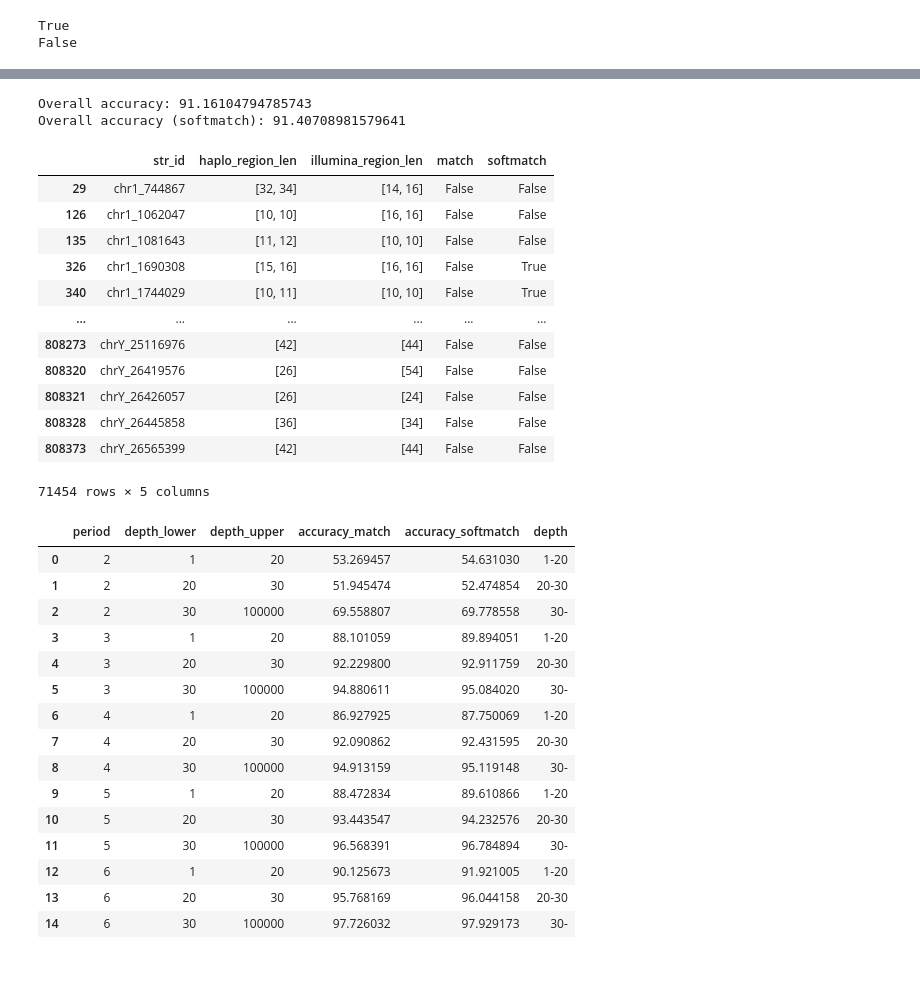
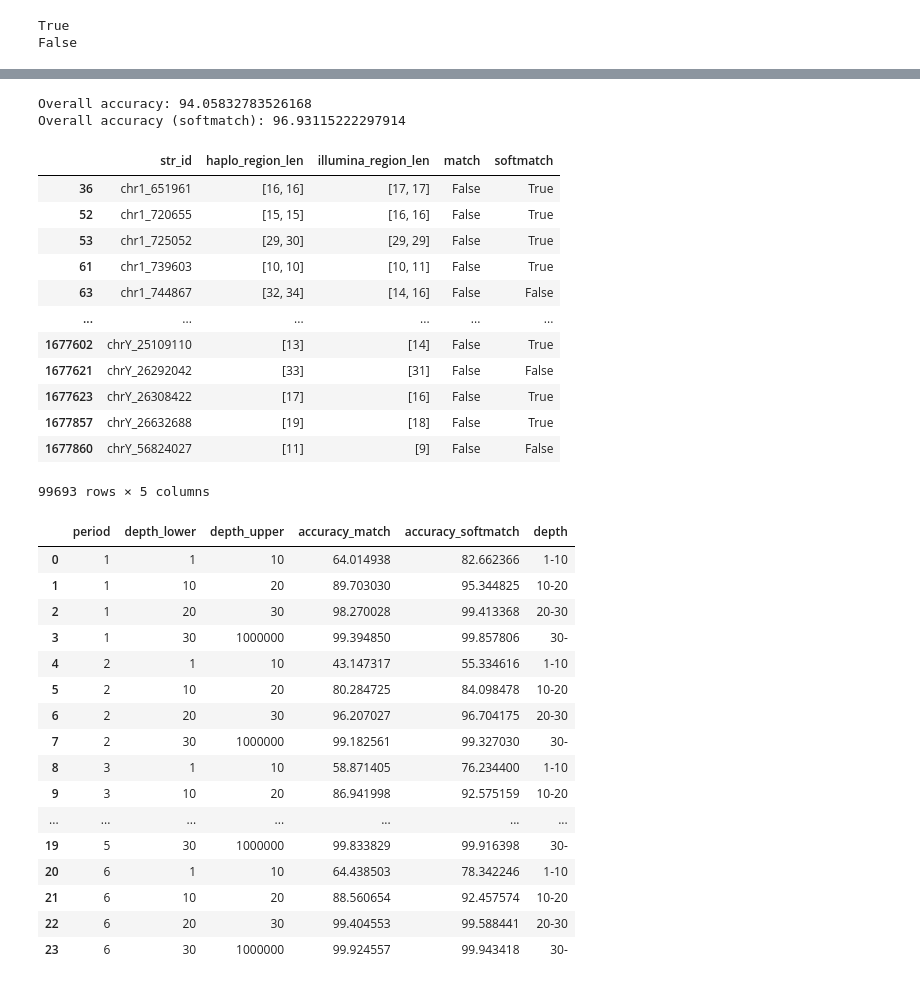
Before and after one commit to acg-team/ConSTRain-analyses, a Jupyter notebook: analyses/HG002/2024-03-04_haplotypes_vs_illumina.ipynb, the cells around one changed output, grey strips where cells are left out. Saved outputs shown, nothing was run; the diff lists cells and outputs as text; code cells hidden in the pictures.

```diff
--- a/analyses/HG002/2024-03-04_haplotypes_vs_illumina.ipynb
+++ b/analyses/HG002/2024-03-04_haplotypes_vs_illumina.ipynb
@@ -14,9 +14,9 @@ from multicopy_STR_genotyping import file_io
 sns.set_context("poster")
 %matplotlib inline
 # %%
-df_repeats, df_hg002 = file_io.dfs_from_vcf(file="../../data/HG002/variants/HG002.GRCh38.2x250.vcf", samples=["HG002.GRCh38.2x250"])
+df_repeats, df_hg002 = file_io.dfs_from_vcf(filname="../../data/HG002/variants/HG002.GRCh38.2x250_with_mononuc.vcf", samples=["HG002.GRCh38.2x250"])
 
-df_covered_repeats = pd.read_csv("../../data/HG002/regions/hg38_ver13_union.bed", sep="\t", names=["chr", "start", "end", "period", "unit"])
+df_covered_repeats = pd.read_csv("../../data/HG002/regions/hg38_ver13_0boe_mononucleotides_union.bed", sep="\t", names=["chr", "start", "end", "period", "unit"])
 df_covered_repeats = df_covered_repeats.assign(
             str_id = np.array([f"{chrom}_{start + 1}" for chrom, start in zip(df_covered_repeats.chr, df_covered_repeats.start)])
 )
@@ -45,5 +45,5 @@ df_hg002
 # %%
-df_strs_haplotypes = pd.read_csv("../../data/HG002/variants/HG002_GRCh38_STR_lengthts.csv")
+df_strs_haplotypes = pd.read_csv("../../data/HG002/variants/HG002_GRCh38_STR_lengths.csv").assign(chr = lambda x: [i[0] for i in x["str_id"].str.split("_")])
 df_strs_haplotypes
 # %% [output]
 |  | str_id | region_len_ref | region_len_mat | region_len_pat | chr |
@@ -159,59 +159,61 @@ print("Overall accuracy:", (1 - (df_comparison.loc[~df_comparison["match"]].shap
 print("Overall accuracy (softmatch):", (1 - (df_comparison.loc[~df_comparison["softmatch"]].shape[0] / df_comparison.shape[0])) * 100)
 df_comparison.loc[~df_comparison["match"]]
 # %% [output]
-Overall accuracy: 91.16104794785743
-Overall accuracy (softmatch): 91.40708981579641
+Overall accuracy: 94.05832783526168
+Overall accuracy (softmatch): 96.93115222297914
 |  | str_id | haplo_region_len | illumina_region_len | match | softmatch |
-| 29 | chr1_744867 | [32, 34] | [14, 16] | False | False |
-| 126 | chr1_1062047 | [10, 10] | [16, 16] | False | False |
-| 135 | chr1_1081643 | [11, 12] | [10, 10] | False | False |
-| 326 | chr1_1690308 | [15, 16] | [16, 16] | False | True |
-| 340 | chr1_1744029 | [10, 11] | [10, 10] | False | True |
+| 36 | chr1_651961 | [16, 16] | [17, 17] | False | True |
+| 52 | chr1_720655 | [15, 15] | [16, 16] | False | True |
+| 53 | chr1_725052 | [29, 30] | [29, 29] | False | True |
+| 61 | chr1_739603 | [10, 10] | [10, 11] | False | True |
+| 63 | chr1_744867 | [32, 34] | [14, 16] | False | False |
 | ... | ... | ... | ... | ... | ... |
-| 808273 | chrY_25116976 | [42] | [44] | False | False |
-| 808320 | chrY_26419576 | [26] | [54] | False | False |
-| 808321 | chrY_26426057 | [26] | [24] | False | False |
-| 808328 | chrY_26445858 | [36] | [34] | False | False |
-| 808373 | chrY_26565399 | [42] | [44] | False | False |
+| 1677602 | chrY_25109110 | [13] | [14] | False | True |
+| 1677621 | chrY_26292042 | [33] | [31] | False | False |
+| 1677623 | chrY_26308422 | [17] | [16] | False | True |
+| 1677857 | chrY_26632688 | [19] | [18] | False | True |
+| 1677860 | chrY_56824027 | [11] | [9] | False | False |
-71454 rows × 5 columns
+99693 rows × 5 columns
 # %%
 df_plot = pd.DataFrame(
-    np.concatenate([np.repeat([2, 3, 4, 5, 6], 3).reshape(-1, 1), np.tile([1, 20, 20, 30, 30, 100000], 5).reshape(-1, 2)], axis=1),
+    np.concatenate([np.repeat([1, 2, 3, 4, 5, 6], 4).reshape(-1, 1), np.tile([1, 10, 10, 20, 20, 30, 30, 1000000], 6).reshape(-1, 2)], axis=1),
     columns=["period", "depth_lower", "depth_upper"]
 )
 
 accuracy_match = []
 accuracy_softmatch = []
 for row in df_plot.to_dict(orient="records"):
     selected_loci = (
         df_hg002
+            .assign(depth = lambda x: x["depth"] / x["copy_number"])
             .query(f"depth >= {row['depth_lower']} and depth < {row['depth_upper']} and period == {row['period']}")["str_id"]
     )
     df_comparison_filt = df_comparison.loc[df_comparison["str_id"].isin(selected_loci)]
     accuracy_match.append((1 - (df_comparison_filt.loc[~df_comparison_filt["match"]].shape[0] / df_comparison_filt.shape[0])) * 100)
     accuracy_softmatch.append((1 - (df_comparison_filt.loc[~df_comparison_filt["softmatch"]].shape[0] / df_comparison_filt.shape[0])) * 100)
 
 df_plot["accuracy_match"] = accuracy_match
 df_plot["accuracy_softmatch"] = accuracy_softmatch
-df_plot["depth"] = np.tile(["1-20", "20-30", "30-"], 5)
+df_plot["depth"] = np.tile(["1-10", "10-20", "20-30", "30-"], 6)
 df_plot
 # %% [output]
 |  | period | depth_lower | depth_upper | accuracy_match | accuracy_softmatch | depth |
-| 0 | 2 | 1 | 20 | 53.269457 | 54.631030 | 1-20 |
-| 1 | 2 | 20 | 30 | 51.945474 | 52.474854 | 20-30 |
-| 2 | 2 | 30 | 100000 | 69.558807 | 69.778558 | 30- |
-| 3 | 3 | 1 | 20 | 88.101059 | 89.894051 | 1-20 |
-| 4 | 3 | 20 | 30 | 92.229800 | 92.911759 | 20-30 |
-| 5 | 3 | 30 | 100000 | 94.880611 | 95.084020 | 30- |
-| 6 | 4 | 1 | 20 | 86.927925 | 87.750069 | 1-20 |
-| 7 | 4 | 20 | 30 | 92.090862 | 92.431595 | 20-30 |
-| 8 | 4 | 30 | 100000 | 94.913159 | 95.119148 | 30- |
-| 9 | 5 | 1 | 20 | 88.472834 | 89.610866 | 1-20 |
-| 10 | 5 | 20 | 30 | 93.443547 | 94.232576 | 20-30 |
-| 11 | 5 | 30 | 100000 | 96.568391 | 96.784894 | 30- |
-| 12 | 6 | 1 | 20 | 90.125673 | 91.921005 | 1-20 |
-| 13 | 6 | 20 | 30 | 95.768169 | 96.044158 | 20-30 |
-| 14 | 6 | 30 | 100000 | 97.726032 | 97.929173 | 30- |
+| 0 | 1 | 1 | 10 | 64.014938 | 82.662366 | 1-10 |
+| 1 | 1 | 10 | 20 | 89.703030 | 95.344825 | 10-20 |
+| 2 | 1 | 20 | 30 | 98.270028 | 99.413368 | 20-30 |
+| 3 | 1 | 30 | 1000000 | 99.394850 | 99.857806 | 30- |
+| 4 | 2 | 1 | 10 | 43.147317 | 55.334616 | 1-10 |
+| 5 | 2 | 10 | 20 | 80.284725 | 84.098478 | 10-20 |
+| 6 | 2 | 20 | 30 | 96.207027 | 96.704175 | 20-30 |
+| 7 | 2 | 30 | 1000000 | 99.182561 | 99.327030 | 30- |
+| 8 | 3 | 1 | 10 | 58.871405 | 76.234400 | 1-10 |
+| 9 | 3 | 10 | 20 | 86.941998 | 92.575159 | 10-20 |
+| ... | ... | ... | ... | ... | ... | ... |
+| 19 | 5 | 30 | 1000000 | 99.833829 | 99.916398 | 30- |
+| 20 | 6 | 1 | 10 | 64.438503 | 78.342246 | 1-10 |
+| 21 | 6 | 10 | 20 | 88.560654 | 92.457574 | 10-20 |
+| 22 | 6 | 20 | 30 | 99.404553 | 99.588441 | 20-30 |
+| 23 | 6 | 30 | 1000000 | 99.924557 | 99.943418 | 30- |
 # %%
 fig = plt.figure(figsize=(10, 8))
 
```
Also changed, not shown: parts of 17 cells of this notebook, 2 other files.
